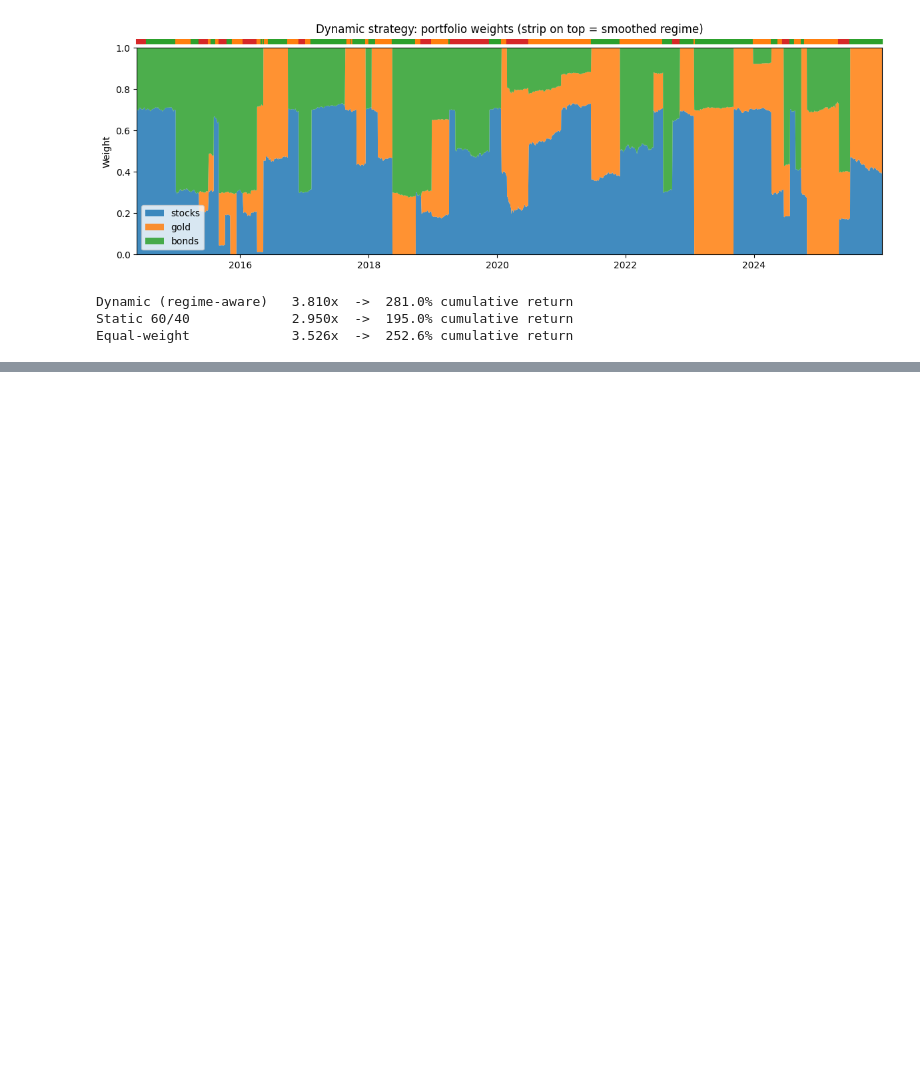
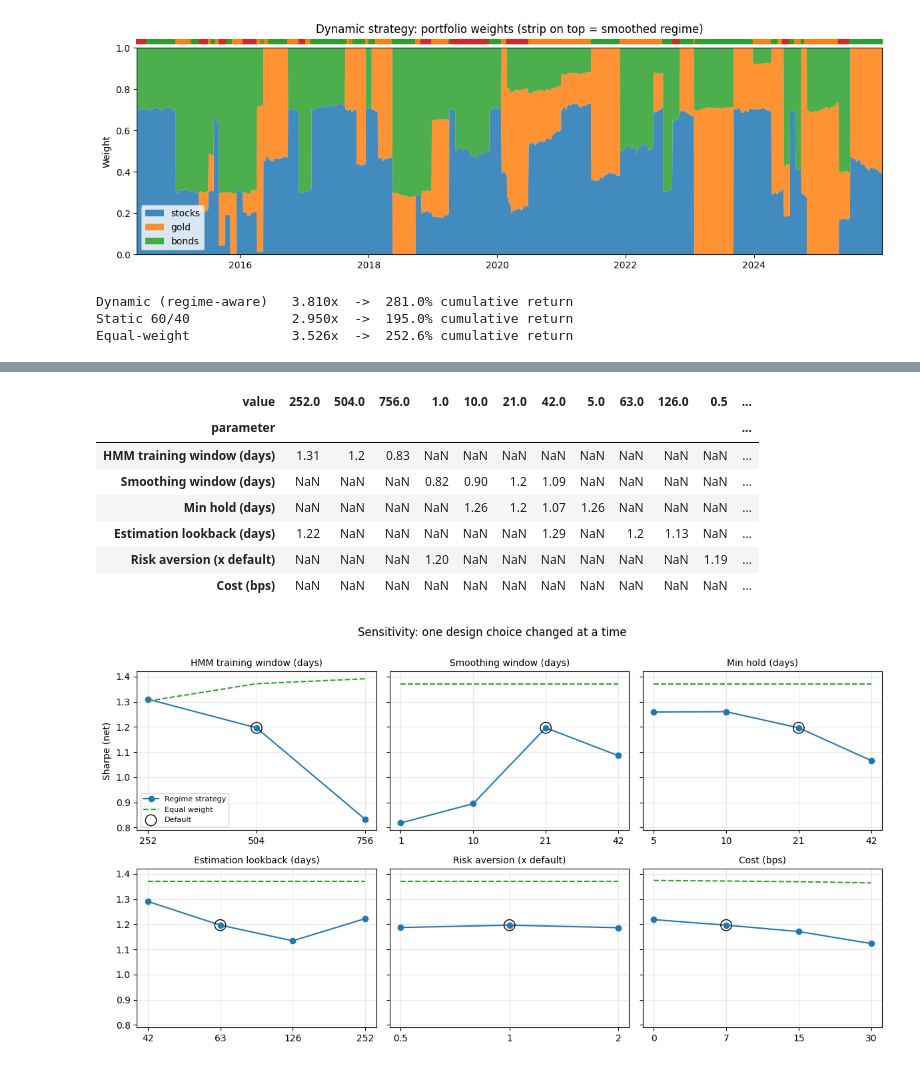
Before and after one commit to kcodweb/Regime-Detection-using-HMM, a Jupyter notebook: Regime_Shift_Notebook.ipynb, the cells around one changed output, grey strips where cells are left out. Drawn from its saved outputs; the diff is of its cells as text; code cells hidden in the pictures; blank space fills up the shorter version.

```diff
--- a/Regime_Shift_Notebook.ipynb
+++ b/Regime_Shift_Notebook.ipynb
@@ -225,0 +271,14 @@ Equal-weight             3.526x  ->  252.6% cumulative return
+# %%
+sens = rb.sensitivity(prices, features, base_labels=wf_regimes)
+plots.sensitivity_grid(sens)
+sens.pivot_table(index="parameter", columns="value", values="sharpe", sort=False).round(2)
+# %% [output]
+| value | 252.0 | 504.0 | 756.0 | 1.0 | 10.0 | 21.0 | 42.0 | 5.0 | 63.0 | 126.0 | 0.5 | ... |
+| parameter |  |  |  |  |  |  |  |  |  |  |  | ... |
+| HMM training window (days) | 1.31 | 1.2 | 0.83 | NaN | NaN | NaN | NaN | NaN | NaN | NaN | NaN | ... |
+| Smoothing window (days) | NaN | NaN | NaN | 0.82 | 0.90 | 1.2 | 1.09 | NaN | NaN | NaN | NaN | ... |
+| Min hold (days) | NaN | NaN | NaN | NaN | 1.26 | 1.2 | 1.07 | 1.26 | NaN | NaN | NaN | ... |
+| Estimation lookback (days) | 1.22 | NaN | NaN | NaN | NaN | NaN | 1.29 | NaN | 1.2 | 1.13 | NaN | ... |
+| Risk aversion (x default) | NaN | NaN | NaN | 1.20 | NaN | NaN | NaN | NaN | NaN | NaN | 1.19 | ... |
+| Cost (bps) | NaN | NaN | NaN | NaN | NaN | NaN | NaN | NaN | NaN | NaN | NaN | ... |
+[figure, added]
```
Also changed, not shown: parts of 9 cells of this notebook, 16 other files.
